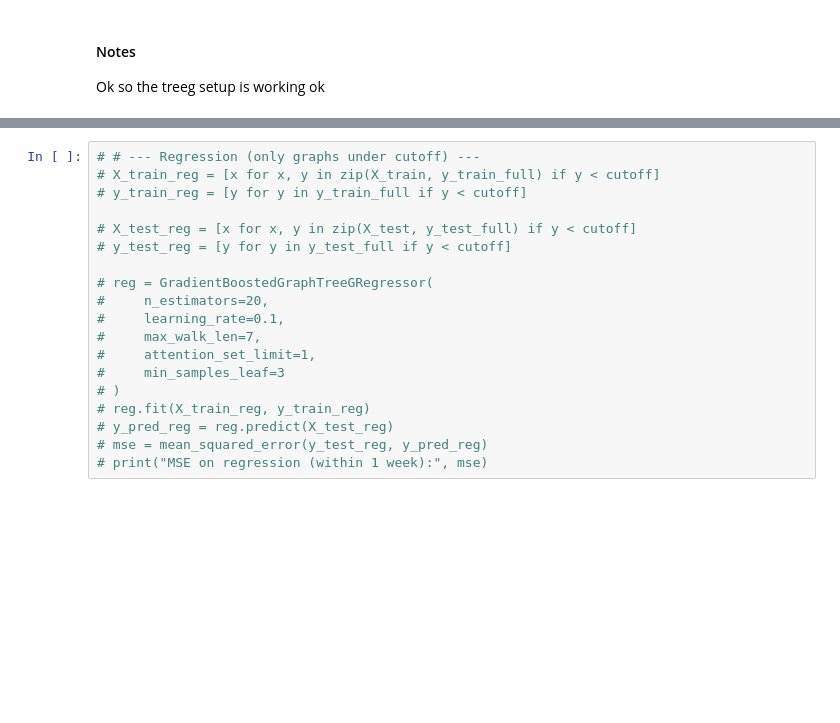
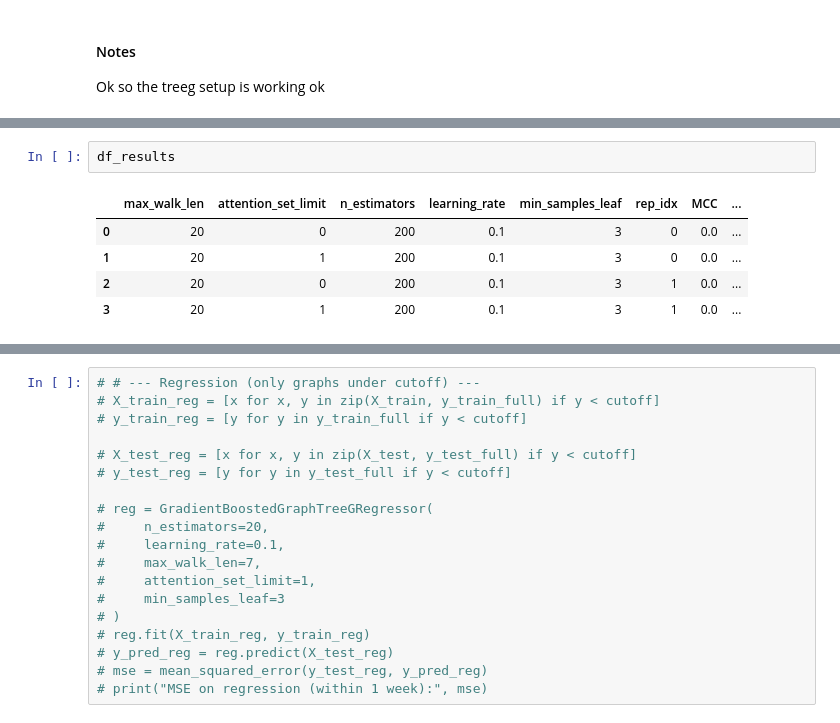
Before and after one commit to jrwoodwa/graph-based-predictive-maintenance, a Jupyter notebook: PredictiveMaintenance.ipynb, the cells around one changed output, grey strips where cells are left out. Cells and saved outputs as stored; diff of their text form; blank space fills up the shorter version.

```diff
--- a/PredictiveMaintenance.ipynb
+++ b/PredictiveMaintenance.ipynb
@@ -1299,0 +1329,8 @@ Best MCC: 0.11730471203828365
+# %%
+df_results
+# %% [output]
+|  | max_walk_len | attention_set_limit | n_estimators | learning_rate | min_samples_leaf | rep_idx | MCC | ... |
+| 0 | 20 | 0 | 200 | 0.1 | 3 | 0 | 0.0 | ... |
+| 1 | 20 | 1 | 200 | 0.1 | 3 | 0 | 0.0 | ... |
+| 2 | 20 | 0 | 200 | 0.1 | 3 | 1 | 0.0 | ... |
+| 3 | 20 | 1 | 200 | 0.1 | 3 | 1 | 0.0 | ... |
```
Also changed, not shown: parts of 25 cells of this notebook, 1 other file.
